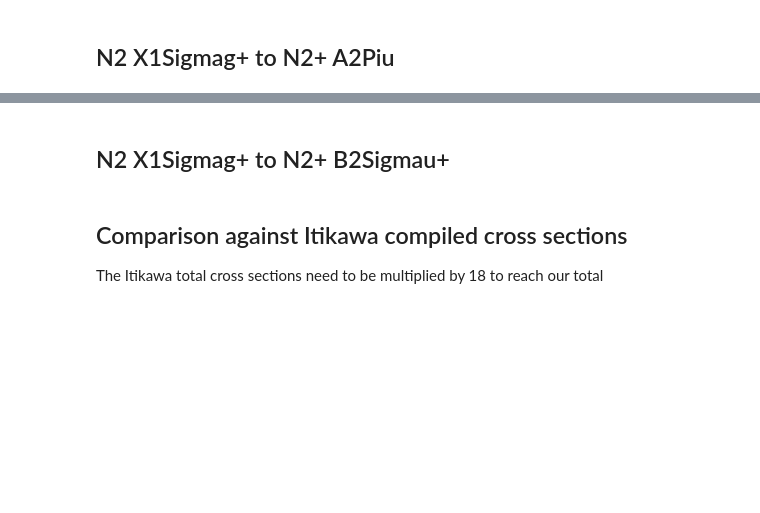
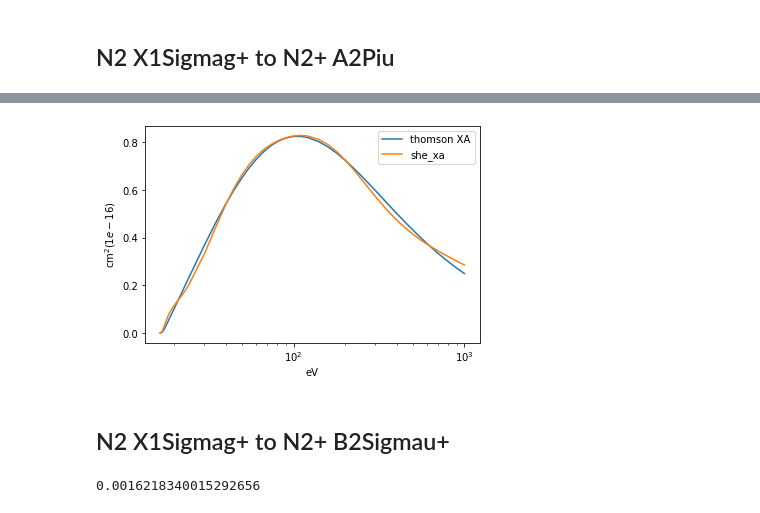
Before and after one commit to USNavalResearchLaboratory/nepc, a Jupyter notebook: nepc/methods/pcs/pcs-optimize.ipynb, the cells around one changed output, grey strips where cells are left out. Drawn from its saved outputs; the diff is of its cells as text; code cells hidden in the pictures; blank space fills up the shorter version.

```diff
--- a/nepc/methods/pcs/pcs-optimize.ipynb
+++ b/nepc/methods/pcs/pcs-optimize.ipynb
@@ -199,5 +478,13 @@ plt.show()
+# %%
+fig4, ax4 = plt.subplots(1)
+ax4.plot(INCIDENT_ENERGY_55, (total_pcs_XA)*1.0E20, label='thomson XA')
+ax4.plot(INCIDENT_ENERGY_SHE_55, SHEMANSKY_XA_55, label='she_xa')
+ax4.set_xscale('log')
+ax4.set_ylabel('cm$^2 (1e-16)$')
+ax4.set_xlabel('eV')
+ax4.legend()
+plt.show()
+# %% [output]
+[figure, added]
 # %% [markdown]
 ## N2 X1Sigmag+ to N2+ B2Sigmau+
-# %% [markdown]
-## Comparison against Itikawa compiled cross sections
-The Itikawa total cross sections need to be multiplied by 18 to reach our total
@@ -203,0 +528,43 @@ The Itikawa total cross sections need to be multiplied by 18 to reach our total
+# %%
+ee_pcs_XB = []
+N, B, C = [1.36055036, 8.63427827, 1.27025972]
+for pp in np.arange(2,3):
+    for vp in np.arange(1):
+        for vpp in np.arange(2):
+            pcs_data = pcs.pcs(p_state=p_list[0], pp_state=pp_list[pp],
+                               vp=vp, vpp=vpp, fcf=fcf[pp][vp][vpp],
+                               a=N, b=B, c=C)
+            sigmas = []
+            for i in range(len(pcs_data)):
+                sigmas.append(pcs_data[i][1])
+            ee_pcs_XB.append(sigmas)
+
+for i in np.arange(2):
+    ee_pcs_XB[i].pop(0)
+    ee_pcs_XB[i].pop(16)
+    ee_pcs_XB[i].pop(16)
+
+ee_pcs_XB = np.asarray(ee_pcs_XB)
+total_pcs_XB = np.zeros(55)
+for i in ee_pcs_XB:
+    total_pcs_XB += i
+
+SHEMANSKY_XB_55 = []
+INCIDENT_ENERGY_SHE_55 = []
+for i in np.arange(55):
+    SHEMANSKY_XB_55.append(SHEMANSKY_XB[i])
+    INCIDENT_ENERGY_SHE_55.append(INCIDENT_ENERGY_SHE[i])
+
+SHEMANSKY_XB_55 = np.asarray(SHEMANSKY_XB_55)
+
+INCIDENT_ENERGY_55 = []
+for i in INCIDENT_ENERGY:
+    INCIDENT_ENERGY_55.append(i)
+INCIDENT_ENERGY_55.pop(0)
+INCIDENT_ENERGY_55.pop(16)
+INCIDENT_ENERGY_55.pop(16)
+
+diff_sq = (SHEMANSKY_XB_55 - (total_pcs_XB*1.0E20))**2
+np.sum(diff_sq)
+# %% [output]
+0.0016218340015292656
```
Also changed, not shown: parts of 25 cells of this notebook, 1 other file.
